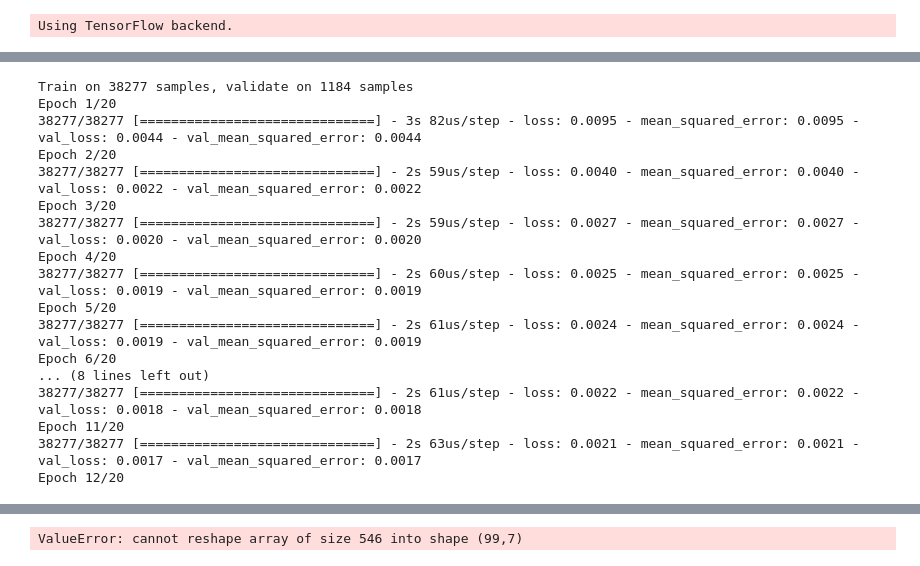
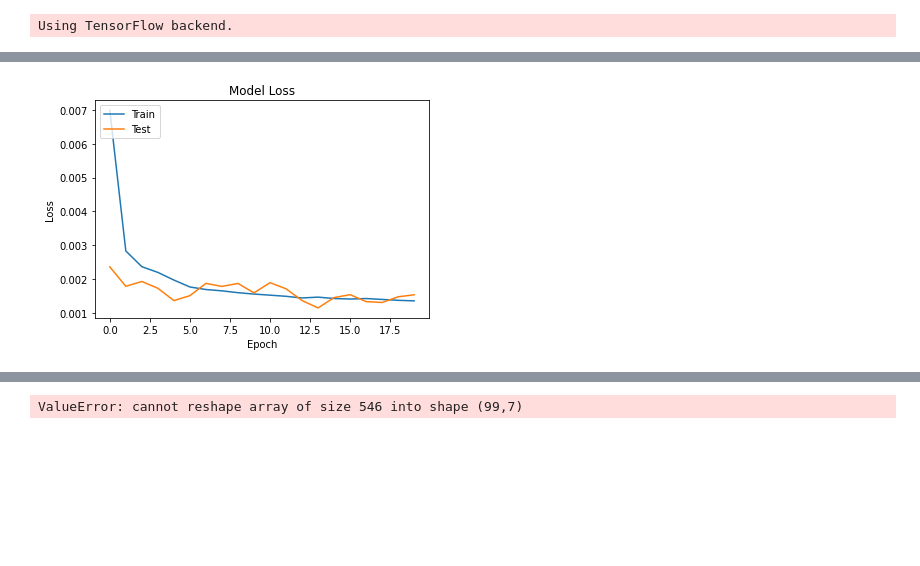
Before and after one commit to shikarRajcomar-Engineer/Anomaly_Detection, a Jupyter notebook: Anomlay Detection Autoencoder.ipynb, the cells around one changed output, grey strips where cells are left out. Saved outputs shown, nothing was run; the diff lists cells and outputs as text; code cells hidden in the pictures; blank space fills up the shorter version.

```diff
--- a/Anomlay Detection Autoencoder.ipynb
+++ b/Anomlay Detection Autoencoder.ipynb
@@ -143,14 +116,14 @@ from sklearn import datasets, decomposition, preprocessing
 
 
 
-df = pd.read_excel('Total Clean Copy.xlsx',engine='openpyxl')
+df = pd.read_excel('Model data.xlsx',engine='openpyxl')
 # all features
-x = df[df.columns[2:9]].to_numpy()
+x = df[df.columns[2:8]].to_numpy()
 # column with class
 y = df[df.columns[1]].to_numpy()
 
 
-
+# This portion of code remove anomalies if the dataset contained anomalies
 
 df = pd.concat([pd.DataFrame(x), pd.DataFrame({'anomaly': y})], axis=1)
 normal_events = df[df['anomaly'] == 0]
@@ -170,7 +143,7 @@ scaler.fit(df.drop('anomaly', 1))
 scaled_data = scaler.transform(normal_events)
 
 # # 80% percent of dataset is designated to training
-train_data, test_data = train_test_split(scaled_data, test_size=0.03)
+train_data, test_data = train_test_split(scaled_data, test_size=0.2)
 
 n_features = x.shape[1]
 
@@ -178,49 +151,33 @@ n_features = x.shape[1]
 # # model
 encoder = keras.Sequential(name='encoder')
 encoder.add(layer=keras.layers.Dense(units=20, activation=keras.activations.relu, input_shape=[n_features]))
 encoder.add(keras.layers.Dropout(0.1))
 encoder.add(layer=keras.layers.Dense(units=10, activation=keras.activations.relu))
 encoder.add(layer=keras.layers.Dense(units=5, activation=keras.activations.relu))
 
 decoder = keras.Sequential(name='decoder')
 decoder.add(layer=keras.layers.Dense(units=10, activation=keras.activations.relu, input_shape=[5]))
 decoder.add(layer=keras.layers.Dense(units=20, activation=keras.activations.relu))
 decoder.add(keras.layers.Dropout(0.1))
 decoder.add(layer=keras.layers.Dense(units=n_features, activation=keras.activations.sigmoid))
 
 autoencoder = keras.Sequential([encoder, decoder])
 
 autoencoder.compile(
 	loss=keras.losses.MSE,
 	optimizer=keras.optimizers.Adam(),
 	metrics=[keras.metrics.mean_squared_error])
 
 # train model
 es = EarlyStopping(monitor='val_loss', min_delta=0.00001, patience=20, restore_best_weights=True)
-history = autoencoder.fit(x=train_data, y=train_data, epochs=20, verbose=1, validation_data=[test_data, test_data], callbacks=[es])
+history = autoencoder.fit(x=train_data, y=train_data, epochs=20, verbose=0, validation_data=[test_data, test_data], callbacks=[es])
 plt.plot(history.history['loss'])
 plt.plot(history.history['val_loss'])
 plt.title('Model Loss')
 plt.ylabel('Loss')
 plt.xlabel('Epoch')
 plt.legend(['Train', 'Test'], loc='upper left')
 plt.show()
 # %% [output]
-Train on 38277 samples, validate on 1184 samples
-Epoch 1/20
-38277/38277 [==============================] - 3s 82us/step - loss: 0.0095 - mean_squared_error: 0.0095 - val_loss: 0.0044 - val_mean_squared_error: 0.0044
-Epoch 2/20
-38277/38277 [==============================] - 2s 59us/step - loss: 0.0040 - mean_squared_error: 0.0040 - val_loss: 0.0022 - val_mean_squared_error: 0.0022
-Epoch 3/20
-38277/38277 [==============================] - 2s 59us/step - loss: 0.0027 - mean_squared_error: 0.0027 - val_loss: 0.0020 - val_mean_squared_error: 0.0020
-Epoch 4/20
-38277/38277 [==============================] - 2s 60us/step - loss: 0.0025 - mean_squared_error: 0.0025 - val_loss: 0.0019 - val_mean_squared_error: 0.0019
-Epoch 5/20
-38277/38277 [==============================] - 2s 61us/step - loss: 0.0024 - mean_squared_error: 0.0024 - val_loss: 0.0019 - val_mean_squared_error: 0.0019
-Epoch 6/20
-... (8 lines left out)
-38277/38277 [==============================] - 2s 61us/step - loss: 0.0022 - mean_squared_error: 0.0022 - val_loss: 0.0018 - val_mean_squared_error: 0.0018
-Epoch 11/20
-38277/38277 [==============================] - 2s 63us/step - loss: 0.0021 - mean_squared_error: 0.0021 - val_loss: 0.0017 - val_mean_squared_error: 0.0017
-Epoch 12/20
+[figure, added]
 # %%
```
Also changed, not shown: parts of 6 cells of this notebook, 1 other file.
